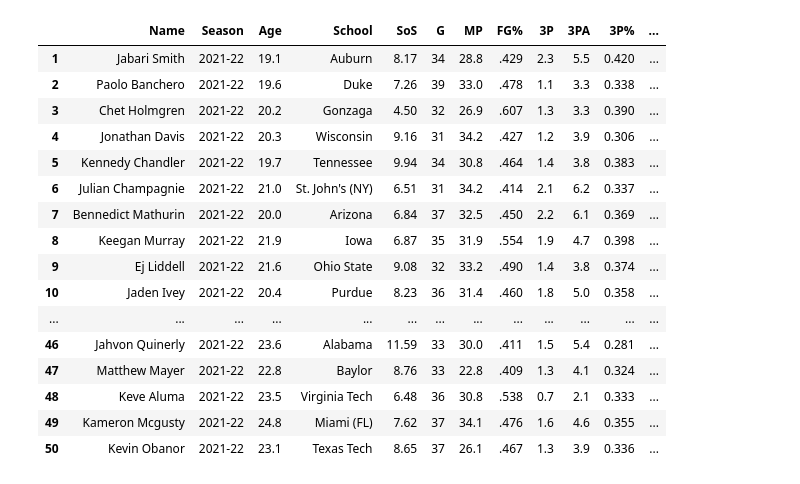
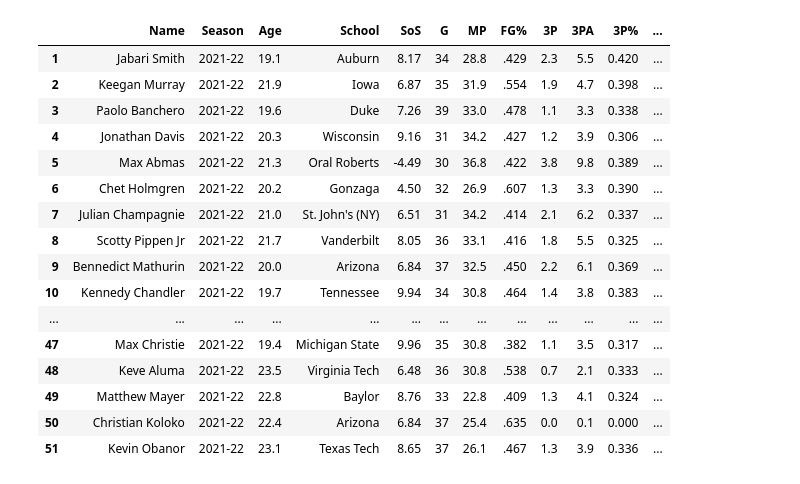
Before and after one commit to EvanJW7/2021-NBA-Draft-Prospect-Stats, a Jupyter notebook: 2022 Grades/2022.ipynb, the cells around one changed output. Cells and saved outputs as stored; diff of their text form; code cells hidden in the pictures.

```diff
--- a/2022 Grades/2022.ipynb
+++ b/2022 Grades/2022.ipynb
@@ -13,7 +13,7 @@ players = ['paolo-banchero', 'jabari-smith-2', 'jonathan-davis-3', 'ej-liddell',
            'jaime-jaquezjr', 'johnny-juzang', 'jahvon-quinerly', 'matthew-mayer', 'trevor-keels',
            'walker-kessler', 'kameron-mcgusty', 'michael-devoe',  'iverson-molinar', 'keve-aluma',
            'christian-braun','tyson-etienne', 'alex-barcello', 'max-abmas', 'kevin-obanor', 'brady-manek',
-           'izaiah-brockington', 'jd-davison', 'aj-griffin', 'tari-eason','jabari-walker']
+           'izaiah-brockington', 'jd-davison', 'aj-griffin', 'tari-eason','jabari-walker', 'scotty-pippenjr']
 
 player_stats = []
 playerlist = []
@@ -76,12 +76,12 @@ for player in players:
         age_on_draft_night = draft_date_final - birth_date_final
         age = round(age_on_draft_night.days/365, 1)
         age_list.append(age)
-        year = round(((1-(age/30))*2.95), 2)
+        year = round(((1-(age/35))*2.33), 2)
         year_list.append(year)
 
     except:
         age_list.append("No data")
-        year_list.append(.50)
+        year_list.append(1)
 
 age_list[1] = 19.1
 year_list[1] = 1.07
@@ -126,50 +126,49 @@ table['PF'] = table['PF'].astype(float)
 table['FT%'] = table['FT%'].astype(float)
 table['3P%'] = table['3P%'].astype(float)
 
-table["Player Grade"] = ((table['PTS']) + (table['TRB']*1.5) + (table['AST']*2) +
-(table['BLK']*3) + (table['STL']*3) + (table['3P']*5)+ (table['FT%']*7) + (table['SOS']) +
-(table['3P%']*10)) * table['Year']
+table["Player Grade"] = ((table['PTS']) + (table['TRB']*1.25) + (table['AST']*2) +
+(table['BLK']*2) + (table['STL']*3) + (table['3P']*2) + (table['3PA']) + (table['SOS']/2)) * table['Year']
 
-table["Player Grade"] = table["Player Grade"]*1.5
+table["Player Grade"] = table["Player Grade"]*1.75
 table["Player Grade"] = (round(table["Player Grade"], 1))
 table["Player Grade"]= table["Player Grade"].astype(float)
 
 table = table.sort_values(by= "Player Grade", ascending=False)
 table.insert(5, 'SoS', table['SOS'])
 table.reset_index(drop = True, inplace=True)
 import numpy as np
 table.index = np.arange(1, len(table)+1)
 del table['SOS']
 del table['Conf']
 del table['ORB']
 del table['DRB']
 del table['GS']
 del table['FG']
 del table['FGA']
 del table['FT']
 del table['FTA']
 del table['2P']
 del table['2PA']
 del table['2P%']
 del table['Year']
 del table['TOV']
 del table['PF']
 table
 # %% [output]
 |  | Name | Season | Age | School | SoS | G | MP | FG% | 3P | 3PA | 3P% | ... |
 | 1 | Jabari Smith | 2021-22 | 19.1 | Auburn | 8.17 | 34 | 28.8 | .429 | 2.3 | 5.5 | 0.420 | ... |
-| 2 | Paolo Banchero | 2021-22 | 19.6 | Duke | 7.26 | 39 | 33.0 | .478 | 1.1 | 3.3 | 0.338 | ... |
-| 3 | Chet Holmgren | 2021-22 | 20.2 | Gonzaga | 4.50 | 32 | 26.9 | .607 | 1.3 | 3.3 | 0.390 | ... |
+| 2 | Keegan Murray | 2021-22 | 21.9 | Iowa | 6.87 | 35 | 31.9 | .554 | 1.9 | 4.7 | 0.398 | ... |
+| 3 | Paolo Banchero | 2021-22 | 19.6 | Duke | 7.26 | 39 | 33.0 | .478 | 1.1 | 3.3 | 0.338 | ... |
 | 4 | Jonathan Davis | 2021-22 | 20.3 | Wisconsin | 9.16 | 31 | 34.2 | .427 | 1.2 | 3.9 | 0.306 | ... |
-| 5 | Kennedy Chandler | 2021-22 | 19.7 | Tennessee | 9.94 | 34 | 30.8 | .464 | 1.4 | 3.8 | 0.383 | ... |
-| 6 | Julian Champagnie | 2021-22 | 21.0 | St. John's (NY) | 6.51 | 31 | 34.2 | .414 | 2.1 | 6.2 | 0.337 | ... |
-| 7 | Bennedict Mathurin | 2021-22 | 20.0 | Arizona | 6.84 | 37 | 32.5 | .450 | 2.2 | 6.1 | 0.369 | ... |
-| 8 | Keegan Murray | 2021-22 | 21.9 | Iowa | 6.87 | 35 | 31.9 | .554 | 1.9 | 4.7 | 0.398 | ... |
-| 9 | Ej Liddell | 2021-22 | 21.6 | Ohio State | 9.08 | 32 | 33.2 | .490 | 1.4 | 3.8 | 0.374 | ... |
-| 10 | Jaden Ivey | 2021-22 | 20.4 | Purdue | 8.23 | 36 | 31.4 | .460 | 1.8 | 5.0 | 0.358 | ... |
+| 5 | Max Abmas | 2021-22 | 21.3 | Oral Roberts | -4.49 | 30 | 36.8 | .422 | 3.8 | 9.8 | 0.389 | ... |
+| 6 | Chet Holmgren | 2021-22 | 20.2 | Gonzaga | 4.50 | 32 | 26.9 | .607 | 1.3 | 3.3 | 0.390 | ... |
+| 7 | Julian Champagnie | 2021-22 | 21.0 | St. John's (NY) | 6.51 | 31 | 34.2 | .414 | 2.1 | 6.2 | 0.337 | ... |
+| 8 | Scotty Pippen Jr | 2021-22 | 21.7 | Vanderbilt | 8.05 | 36 | 33.1 | .416 | 1.8 | 5.5 | 0.325 | ... |
+| 9 | Bennedict Mathurin | 2021-22 | 20.0 | Arizona | 6.84 | 37 | 32.5 | .450 | 2.2 | 6.1 | 0.369 | ... |
+| 10 | Kennedy Chandler | 2021-22 | 19.7 | Tennessee | 9.94 | 34 | 30.8 | .464 | 1.4 | 3.8 | 0.383 | ... |
 | ... | ... | ... | ... | ... | ... | ... | ... | ... | ... | ... | ... | ... |
-| 46 | Jahvon Quinerly | 2021-22 | 23.6 | Alabama | 11.59 | 33 | 30.0 | .411 | 1.5 | 5.4 | 0.281 | ... |
-| 47 | Matthew Mayer | 2021-22 | 22.8 | Baylor | 8.76 | 33 | 22.8 | .409 | 1.3 | 4.1 | 0.324 | ... |
+| 47 | Max Christie | 2021-22 | 19.4 | Michigan State | 9.96 | 35 | 30.8 | .382 | 1.1 | 3.5 | 0.317 | ... |
 | 48 | Keve Aluma | 2021-22 | 23.5 | Virginia Tech | 6.48 | 36 | 30.8 | .538 | 0.7 | 2.1 | 0.333 | ... |
-| 49 | Kameron Mcgusty | 2021-22 | 24.8 | Miami (FL) | 7.62 | 37 | 34.1 | .476 | 1.6 | 4.6 | 0.355 | ... |
-| 50 | Kevin Obanor | 2021-22 | 23.1 | Texas Tech | 8.65 | 37 | 26.1 | .467 | 1.3 | 3.9 | 0.336 | ... |
+| 49 | Matthew Mayer | 2021-22 | 22.8 | Baylor | 8.76 | 33 | 22.8 | .409 | 1.3 | 4.1 | 0.324 | ... |
+| 50 | Christian Koloko | 2021-22 | 22.4 | Arizona | 6.84 | 37 | 25.4 | .635 | 0.0 | 0.1 | 0.000 | ... |
+| 51 | Kevin Obanor | 2021-22 | 23.1 | Texas Tech | 8.65 | 37 | 26.1 | .467 | 1.3 | 3.9 | 0.336 | ... |
```
